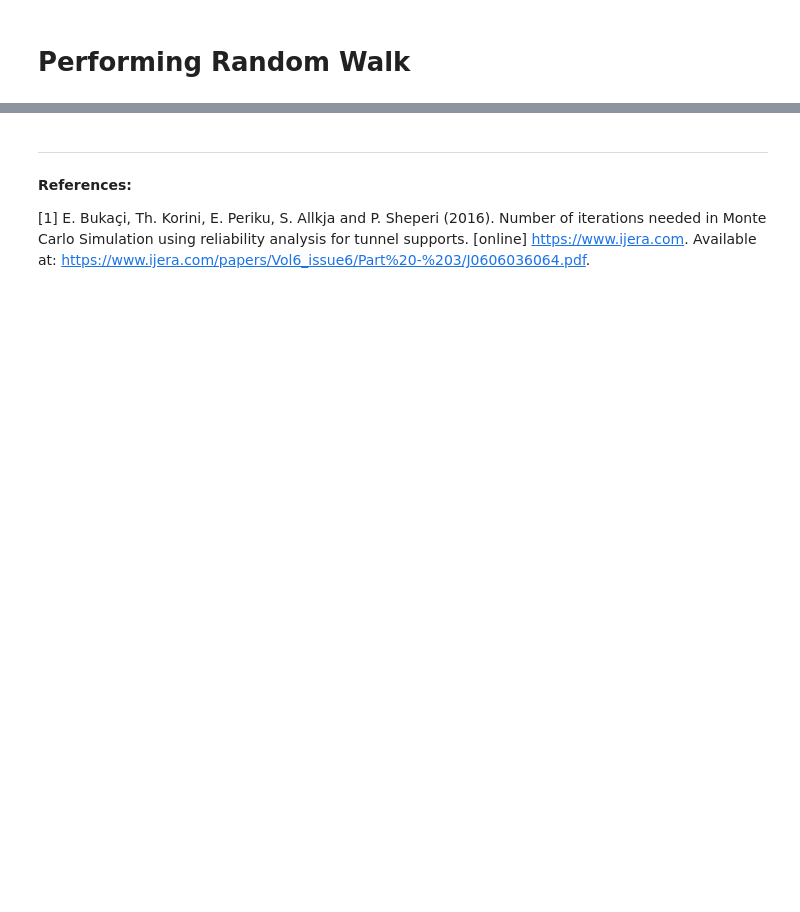
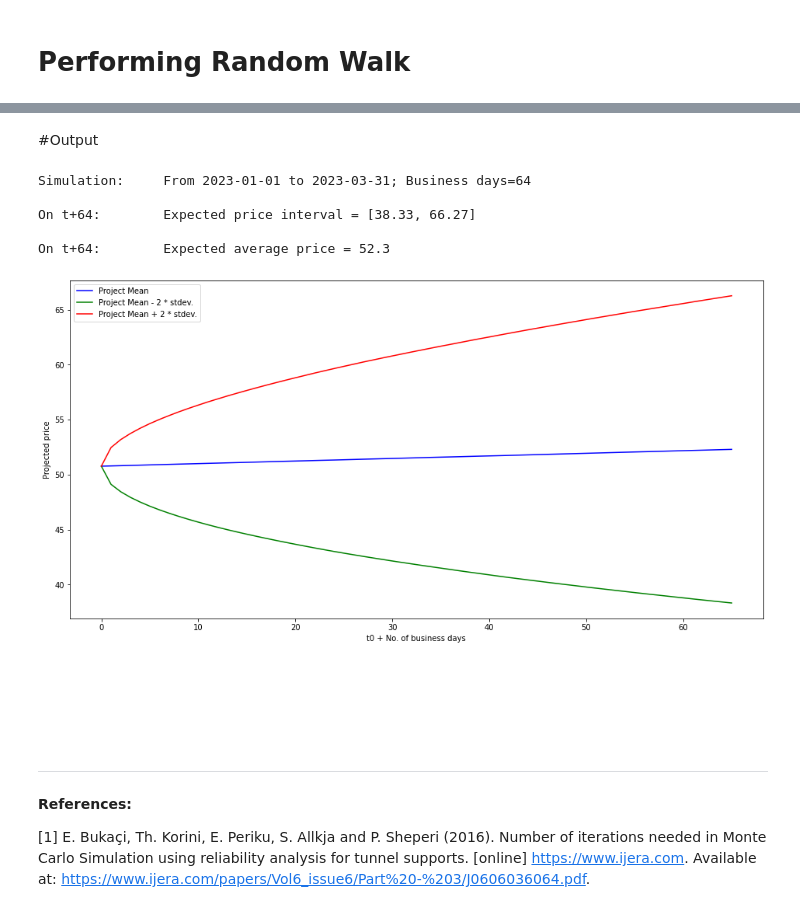
Before and after one commit to kevinhhl/portfolio-management-tools, a Jupyter notebook: Monte_Carlo_Simulation_Random_Walk.ipynb, the cells around one changed output, grey strips where cells are left out. Cells and saved outputs as stored; diff of their text form; code cells hidden in the pictures; blank space fills up the shorter version.

```diff
--- a/Monte_Carlo_Simulation_Random_Walk.ipynb
+++ b/Monte_Carlo_Simulation_Random_Walk.ipynb
@@ -21,5 +24,2 @@ tn_yyyy, tn_mm, tn_dd                               = 2023, 6, 30
 # %% [markdown]
 Number of iterations should be at least 500, and 800, in order for forecasted mean and standard deviation values (respectively) to converge. [1]
-# %%
-n_iters                                             = 5000                       # No. of iterations for random walk.
-assert n_iters > 800
@@ -113,11 +117,17 @@ Simulation: From 2023-02-18 to 2023-06-30; Business days=94
 # %%
 count = 0
 stdev_multi = 2
+
+lower_bounds, center_ln, upper_bounds = [], [], []
+
 print("{}\nt+n; \t\t\t\tstd \t\tmean \t\tmean - {}*std \t\tmean + {}*std \n"\
       .format(ticker, stdev_multi,stdev_multi))
 for e in sim_equity_curve:
   std = e.std()
   mean = e.mean()
+  lower_bounds.append(mean-2*std)
+  center_ln.append(mean)
+  upper_bounds.append(mean+2*std)
   print("t+{} \t{} \tstd = {} \tmean = {} \tlower = {} \t\tupper = {}"\
         .format(count, date_t0+BDay(count), std.round(2), mean.round(2), (mean-stdev_multi*std).round(2), (mean+stdev_multi*std).round(2)))
   count += 1
@@ -142,4 +152,32 @@ t+95    2023-06-30 00:00:00     std = 103.37    mean = 244.87   lower = 38.14
+# %% [markdown]
+#Output
+# %%
+print("Simulation:\tFrom {} to {}; Business days={}".format(date_t0, date_tn, np.busday_count(date_t0, date_tn)))
+print("\nOn t+{}:\tExpected price interval = [{}, {}]".format(np.busday_count(date_t0, date_tn), round(lower_bounds[len(lower_bounds)-1],2),round(upper_bounds[len(upper_bounds)-1],2)))
+print("\nOn t+{}:\tExpected average price = {}".format(np.busday_count(date_t0, date_tn), round(center_ln[len(center_ln)-1],2)))
+# %% [output]
+Simulation:     From 2023-01-01 to 2023-03-31; Business days=64
+
+On t+64:        Expected price interval = [38.33, 66.27]
+
+On t+64:        Expected average price = 52.3
+# %%
+plt.figure(figsize=(16,8))
+plt.plot(center_ln, label="Project Mean", color="blue")
+plt.plot(lower_bounds, label="Project Mean - 2 * stdev.", color="green")
+plt.plot(upper_bounds, label="Project Mean + 2 * stdev.", color="red")
+plt.legend()
+plt.ylabel("Projected price")
+plt.xlabel("t0 + No. of business days")
+plt.show()
+# %% [output]
+[figure, added]
 # %% [markdown]
+<br>
+<br>
+<br>
+<br>
+
 ---
 **References:**
 
```
Also changed, not shown: parts of 13 cells of this notebook.
